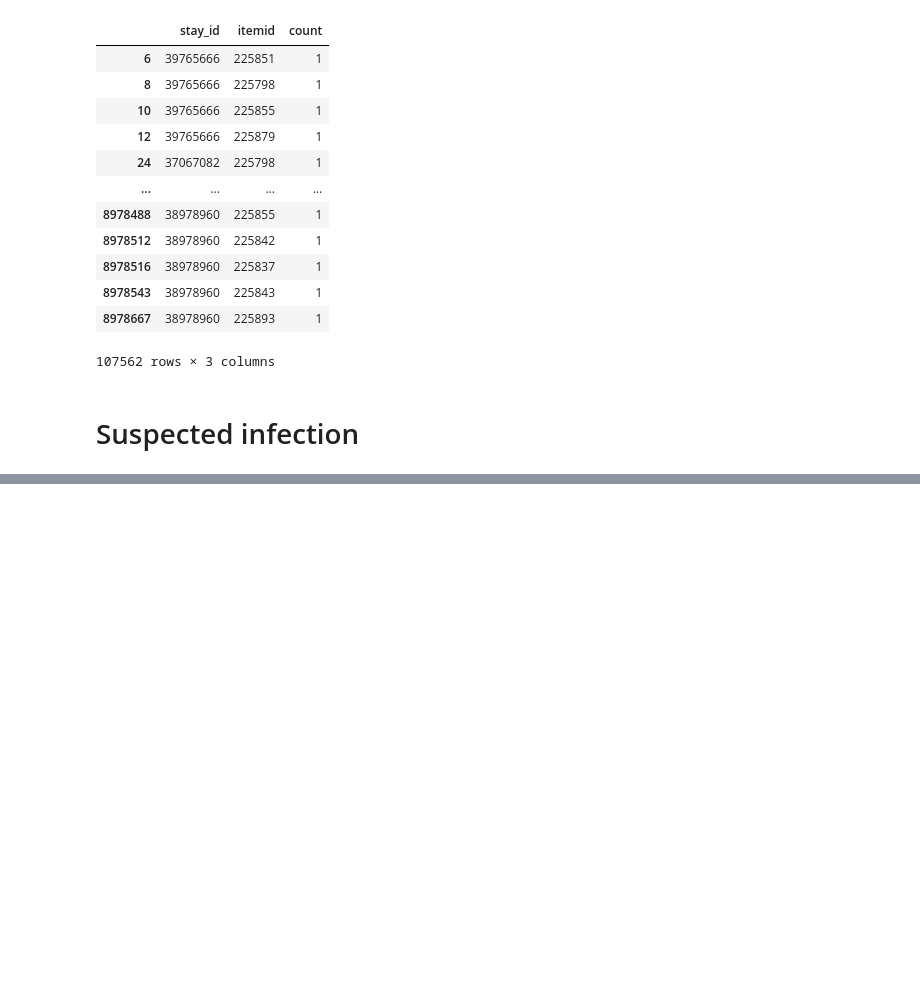
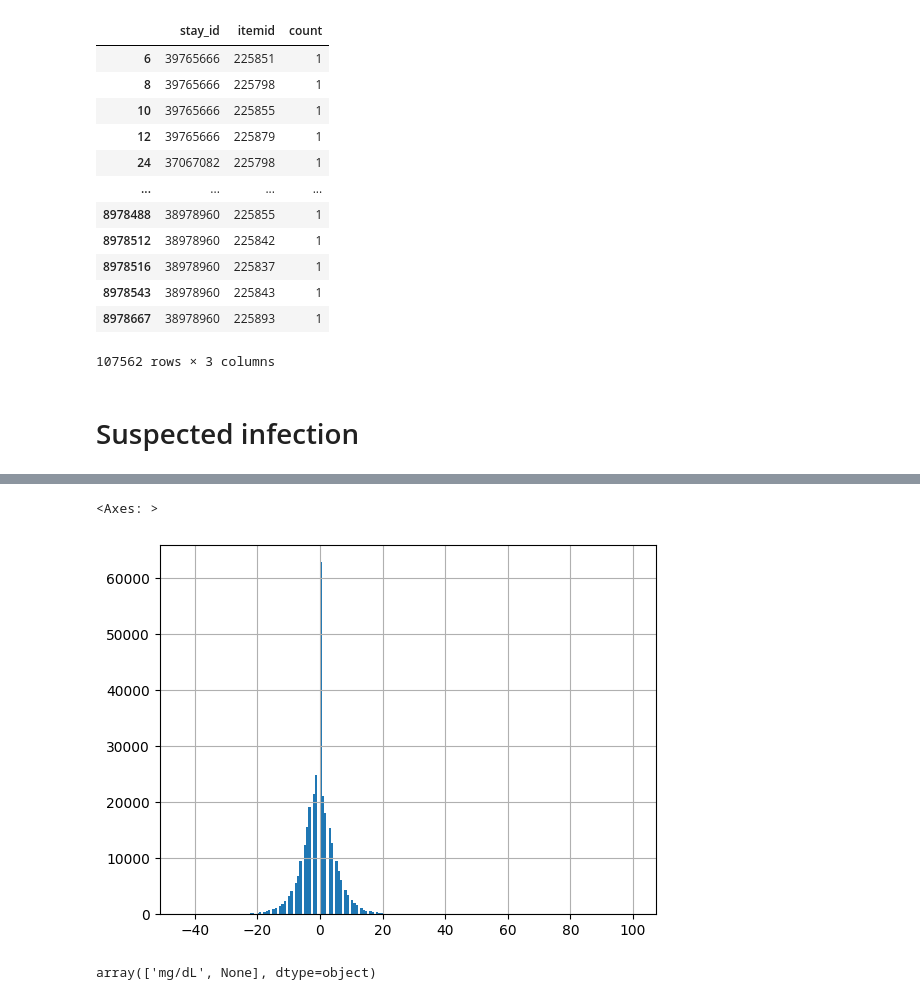
Before and after one commit to cyp-ark/RL-AIAKI, a Jupyter notebook: code/1_EDA.ipynb, the cells around one changed output, grey strips where cells are left out. Saved outputs shown, nothing was run; the diff lists cells and outputs as text; code cells hidden in the pictures; blank space fills up the shorter version.

```diff
--- a/code/1_EDA.ipynb
+++ b/code/1_EDA.ipynb
@@ -581,0 +702,9 @@ print("All : ", len(icustays[icustays['hadm_id'].isin(hadm_id)]))
+# %%
+tmp[(tmp['valuenum']<=100) & (tmp['valuenum'] >= -100)].valuenum.hist(bins = 200)
+# %% [output]
+<Axes: >
+[figure, added]
+# %%
+tmp.valueuom.unique()
+# %% [output]
+array(['mg/dL', None], dtype=object)
```
Also changed, not shown: parts of 15 cells of this notebook, 3 other files.
